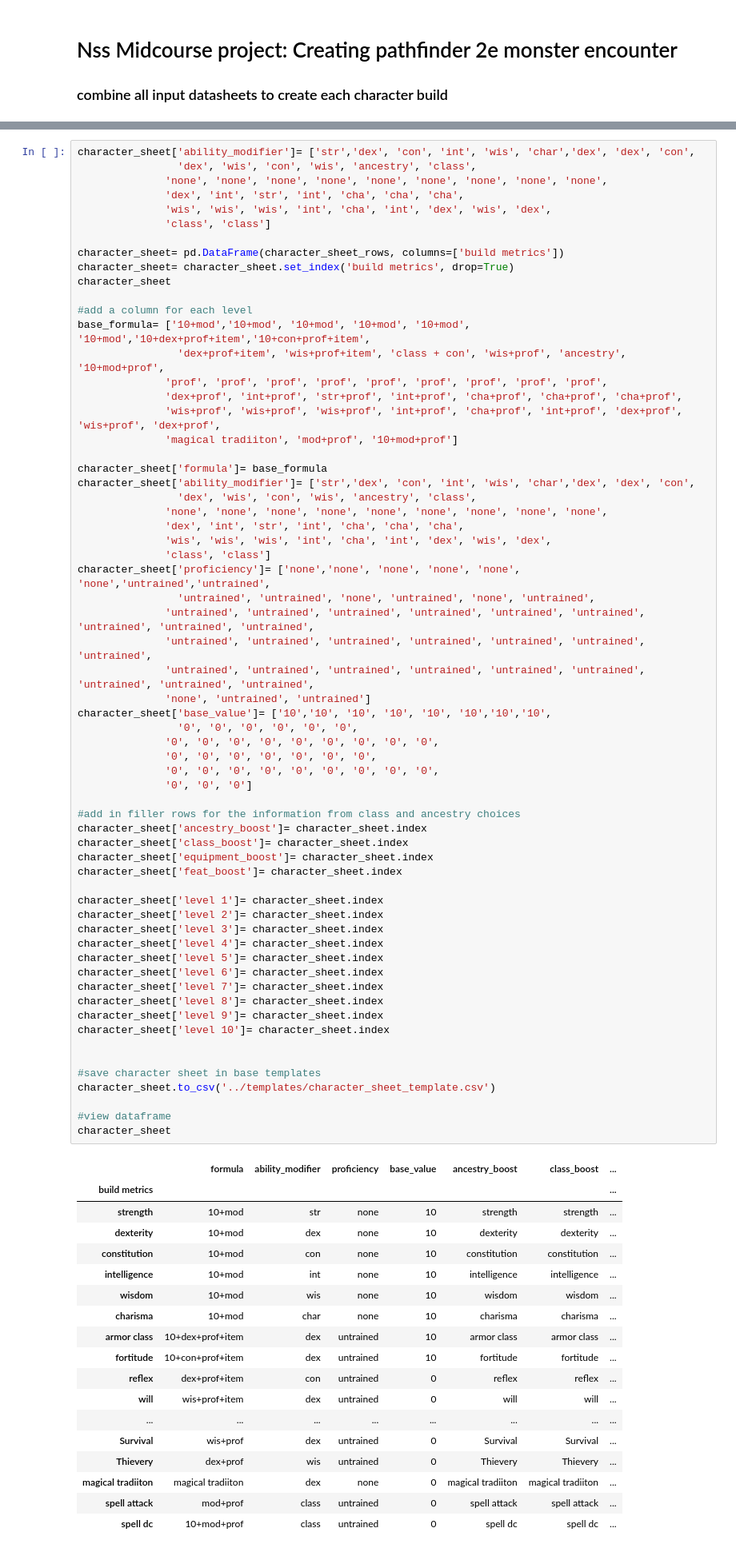
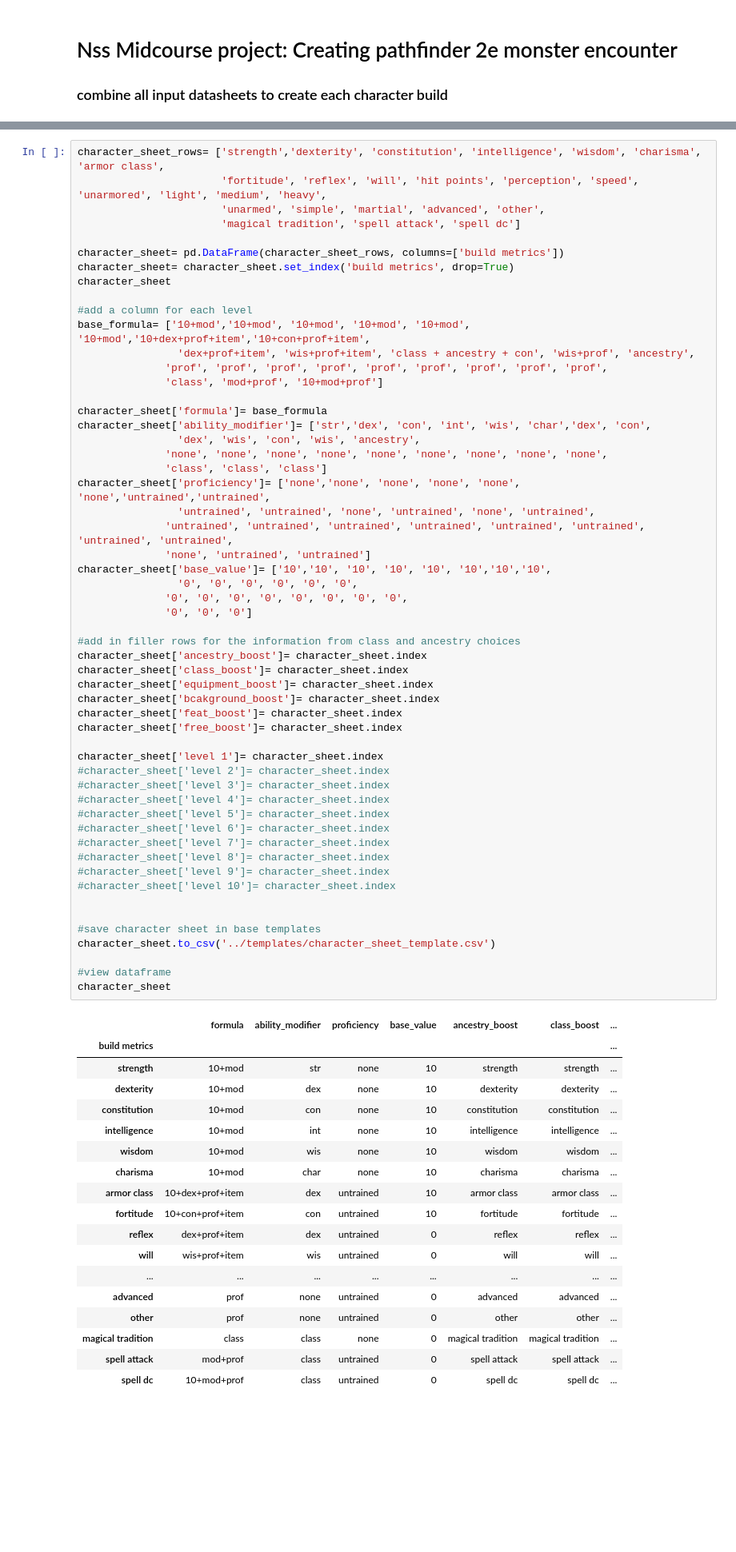
Before and after one commit to sarahmulloy/Nss_pathfinder_encounter, a Jupyter notebook: notebooks/create_character_build.ipynb, the cells around one changed output, grey strips where cells are left out. Shown at 80% size. Cells and saved outputs as stored; diff of their text form; blank space fills up the shorter version.

```diff
--- a/notebooks/create_character_build.ipynb
+++ b/notebooks/create_character_build.ipynb
@@ -40,12 +42,10 @@ warnings.simplefilter(action='ignore', category=FutureWarning)
 
 ### Create a dataframe with all of these features as a row, and input the values depending on the build combination
 # %%
-character_sheet['ability_modifier']= ['str','dex', 'con', 'int', 'wis', 'char','dex', 'dex', 'con',
-                'dex', 'wis', 'con', 'wis', 'ancestry', 'class',
-              'none', 'none', 'none', 'none', 'none', 'none', 'none', 'none', 'none',
-              'dex', 'int', 'str', 'int', 'cha', 'cha', 'cha',
-              'wis', 'wis', 'wis', 'int', 'cha', 'int', 'dex', 'wis', 'dex',
-              'class', 'class']
+character_sheet_rows= ['strength','dexterity', 'constitution', 'intelligence', 'wisdom', 'charisma', 'armor class',
+                       'fortitude', 'reflex', 'will', 'hit points', 'perception', 'speed', 'unarmored', 'light', 'medium', 'heavy',
+                       'unarmed', 'simple', 'martial', 'advanced', 'other',
+                       'magical tradition', 'spell attack', 'spell dc']
 
 character_sheet= pd.DataFrame(character_sheet_rows, columns=['build metrics'])
 character_sheet= character_sheet.set_index('build metrics', drop=True)
@@ -53,71 +53,65 @@ character_sheet
 
 #add a column for each level
 base_formula= ['10+mod','10+mod', '10+mod', '10+mod', '10+mod', '10+mod','10+dex+prof+item','10+con+prof+item',
-                'dex+prof+item', 'wis+prof+item', 'class + con', 'wis+prof', 'ancestry', '10+mod+prof',
+                'dex+prof+item', 'wis+prof+item', 'class + ancestry + con', 'wis+prof', 'ancestry',
               'prof', 'prof', 'prof', 'prof', 'prof', 'prof', 'prof', 'prof', 'prof',
-              'dex+prof', 'int+prof', 'str+prof', 'int+prof', 'cha+prof', 'cha+prof', 'cha+prof',
-              'wis+prof', 'wis+prof', 'wis+prof', 'int+prof', 'cha+prof', 'int+prof', 'dex+prof', 'wis+prof', 'dex+prof',
-              'magical tradiiton', 'mod+prof', '10+mod+prof']
+              'class', 'mod+prof', '10+mod+prof']
 
 character_sheet['formula']= base_formula
-character_sheet['ability_modifier']= ['str','dex', 'con', 'int', 'wis', 'char','dex', 'dex', 'con',
-                'dex', 'wis', 'con', 'wis', 'ancestry', 'class',
+character_sheet['ability_modifier']= ['str','dex', 'con', 'int', 'wis', 'char','dex', 'con',
+                'dex', 'wis', 'con', 'wis', 'ancestry',
               'none', 'none', 'none', 'none', 'none', 'none', 'none', 'none', 'none',
-              'dex', 'int', 'str', 'int', 'cha', 'cha', 'cha',
-              'wis', 'wis', 'wis', 'int', 'cha', 'int', 'dex', 'wis', 'dex',
-              'class', 'class']
+              'class', 'class', 'class']
 character_sheet['proficiency']= ['none','none', 'none', 'none', 'none', 'none','untrained','untrained',
                 'untrained', 'untrained', 'none', 'untrained', 'none', 'untrained',
-              'untrained', 'untrained', 'untrained', 'untrained', 'untrained', 'untrained', 'untrained', 'untrained', 'untrained',
-              'untrained', 'untrained', 'untrained', 'untrained', 'untrained', 'untrained', 'untrained',
-              'untrained', 'untrained', 'untrained', 'untrained', 'untrained', 'untrained', 'untrained', 'untrained', 'untrained',
+              'untrained', 'untrained', 'untrained', 'untrained', 'untrained', 'untrained', 'untrained', 'untrained',
               'none', 'untrained', 'untrained']
 character_sheet['base_value']= ['10','10', '10', '10', '10', '10','10','10',
                 '0', '0', '0', '0', '0', '0',
-              '0', '0', '0', '0', '0', '0', '0', '0', '0',
-              '0', '0', '0', '0', '0', '0', '0',
-              '0', '0', '0', '0', '0', '0', '0', '0', '0',
+              '0', '0', '0', '0', '0', '0', '0', '0',
               '0', '0', '0']
 
 #add in filler rows for the information from class and ancestry choices
 character_sheet['ancestry_boost']= character_sheet.index
 character_sheet['class_boost']= character_sheet.index
 character_sheet['equipment_boost']= character_sheet.index
+character_sheet['bcakground_boost']= character_sheet.index
 character_sheet['feat_boost']= character_sheet.index
+character_sheet['free_boost']= character_sheet.index
 
 character_sheet['level 1']= character_sheet.index
-character_sheet['level 2']= character_sheet.index
-character_sheet['level 3']= character_sheet.index
-character_sheet['level 4']= character_sheet.index
-character_sheet['level 5']= character_sheet.index
-character_sheet['level 6']= character_sheet.index
-character_sheet['level 7']= character_sheet.index
-character_sheet['level 8']= character_sheet.index
-character_sheet['level 9']= character_sheet.index
-character_sheet['level 10']= character_sheet.index
+#character_sheet['level 2']= character_sheet.index
+#character_sheet['level 3']= character_sheet.index
+#character_sheet['level 4']= character_sheet.index
+#character_sheet['level 5']= character_sheet.index
+#character_sheet['level 6']= character_sheet.index
+#character_sheet['level 7']= character_sheet.index
+#character_sheet['level 8']= character_sheet.index
+#character_sheet['level 9']= character_sheet.index
+#character_sheet['level 10']= character_sheet.index
 
 
 #save character sheet in base templates
 character_sheet.to_csv('../templates/character_sheet_template.csv')
 
 #view dataframe
 character_sheet
 # %% [output]
 |  | formula | ability_modifier | proficiency | base_value | ancestry_boost | class_boost | ... |
 | build metrics |  |  |  |  |  |  | ... |
 | strength | 10+mod | str | none | 10 | strength | strength | ... |
 | dexterity | 10+mod | dex | none | 10 | dexterity | dexterity | ... |
 | constitution | 10+mod | con | none | 10 | constitution | constitution | ... |
 | intelligence | 10+mod | int | none | 10 | intelligence | intelligence | ... |
 | wisdom | 10+mod | wis | none | 10 | wisdom | wisdom | ... |
 | charisma | 10+mod | char | none | 10 | charisma | charisma | ... |
 | armor class | 10+dex+prof+item | dex | untrained | 10 | armor class | armor class | ... |
-| fortitude | 10+con+prof+item | dex | untrained | 10 | fortitude | fortitude | ... |
-| reflex | dex+prof+item | con | untrained | 0 | reflex | reflex | ... |
-| will | wis+prof+item | dex | untrained | 0 | will | will | ... |
+| fortitude | 10+con+prof+item | con | untrained | 10 | fortitude | fortitude | ... |
+| reflex | dex+prof+item | dex | untrained | 0 | reflex | reflex | ... |
+| will | wis+prof+item | wis | untrained | 0 | will | will | ... |
 | ... | ... | ... | ... | ... | ... | ... | ... |
-| Survival | wis+prof | dex | untrained | 0 | Survival | Survival | ... |
-| Thievery | dex+prof | wis | untrained | 0 | Thievery | Thievery | ... |
-| magical tradiiton | magical tradiiton | dex | none | 0 | magical tradiiton | magical tradiiton | ... |
+| advanced | prof | none | untrained | 0 | advanced | advanced | ... |
+| other | prof | none | untrained | 0 | other | other | ... |
+| magical tradition | class | class | none | 0 | magical tradition | magical tradition | ... |
 | spell attack | mod+prof | class | untrained | 0 | spell attack | spell attack | ... |
 | spell dc | 10+mod+prof | class | untrained | 0 | spell dc | spell dc | ... |
```
Also changed, not shown: parts of 10 cells of this notebook, 6 other files.
